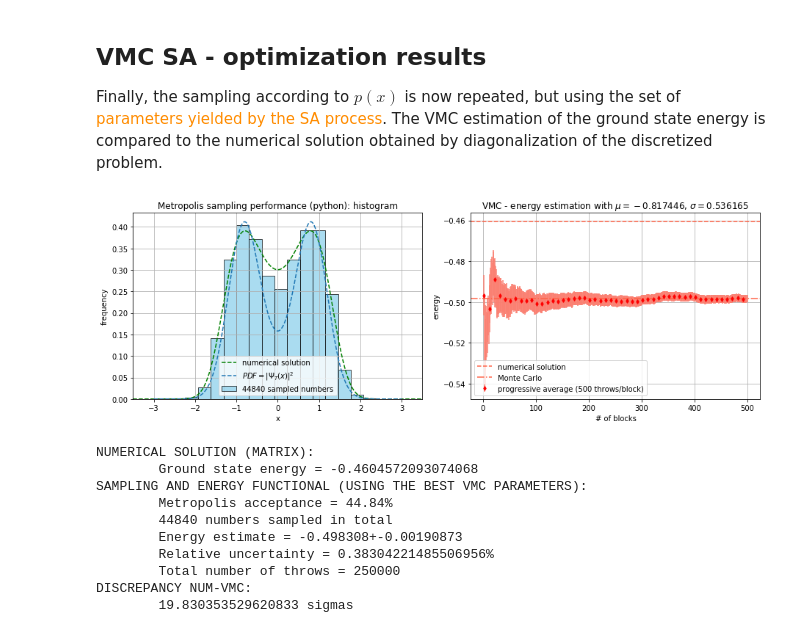
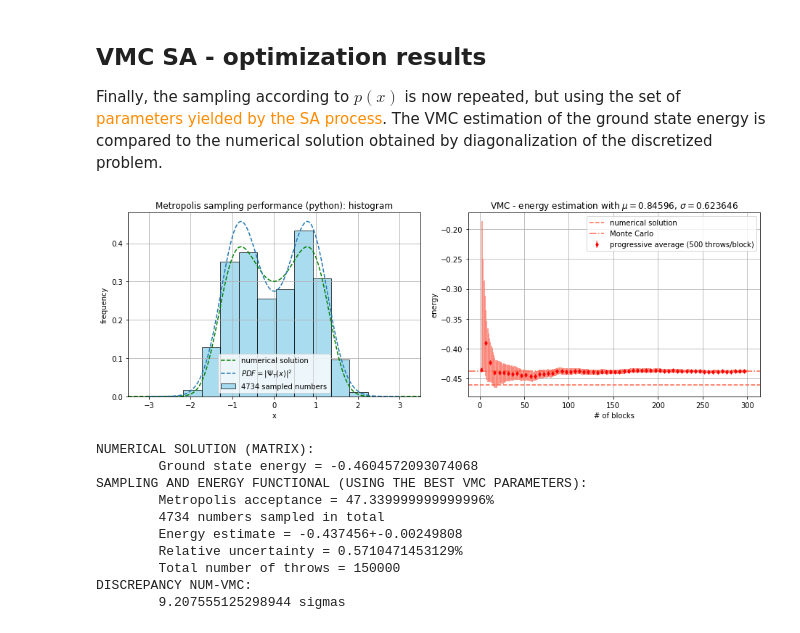
Before and after one commit to Carini108/various, a Jupyter notebook: lez08/work08/Exercises08_Carini.ipynb, the cells around one changed output. Cells and saved outputs as stored; diff of their text form; code cells hidden in the pictures.

```diff
--- a/lez08/work08/Exercises08_Carini.ipynb
+++ b/lez08/work08/Exercises08_Carini.ipynb
@@ -416,35 +527,37 @@ psi = np.transpose(psi)
 psi = psi/np.sqrt(dx)
 plt.plot(x, (psi[0])**2, label='numerical solution', color='green', linestyle='dashed' ) # normalized to the maximum bin height
 
+########################################################
 ################### HISTOGRAM ##########################
+########################################################
 
 # define parameters of the trial function
 m = m_sequence[-1] # mean (\mu)
 s = s_sequence[-1] # standard deviation (\sigma)
 
-# metropolis sampling
+# metropolis sampling idea (implemented here for reference, but also in C++)
 q = 0 # starting point for metropolis
 np.random.seed(1) # fix random seed for reproducibility
 Q = [] # store the chain of point extracted
-number_of_proposed_points = 10**5
+number_of_proposed_points = 10**4
 accepted_moves = 0
-width = 5.5 # width of uniform sampling centered in q
+width = 6. # width of uniform sampling centered in q
 
 for j in range(number_of_proposed_points):
     proposed_move = ( q - 0.5*width + width*np.random.random_sample() )
-    if np.random.random_sample()<min(1,square_modulus(proposed_move, m, s)/square_modulus(q, m, s)): # favour higher probability regions
-        accepted_moves+=1 # update
-        q=proposed_move # update
-        Q.append(q) # save in a list
-    else:
-        continue
+    if np.random.random_sample() < min(1, square_modulus(proposed_move, m, s)/square_modulus(q, m, s)): # favour higher probability regions
+        accepted_moves += 1 # update
+        q = proposed_move # update
+    if np.random.random_sample() <= 0.5: # give more symmetry
+         q = -q
+    Q.append(q) # save in a list
 
-acceptance = accepted_moves/number_of_proposed_points
+acceptance = accepted_moves / number_of_proposed_points
 
 # plot details
 x_values = np.linspace(-3, 3, 1000) # generate x values
 y_values = square_modulus(x_values, m, s) # y is the square modulus of psi_trial
-n, bins, patches = plt.hist(Q, bins=15, color='skyblue', edgecolor='black', alpha=0.7, density=True, label=f'{accepted_moves} sampled numbers')
+n, bins, patches = plt.hist(Q, bins=10, color='skyblue', edgecolor='black', alpha=0.7, density=True, label=f'{accepted_moves} sampled numbers')
 plt.plot(x_values, y_values*max(n), label='$PDF=|\Psi_T(x)|^2$', linestyle='dashed') # normalized to the maximum bin height
 plt.title('Metropolis sampling performance (python): histogram')
 plt.xlabel('x')
@@ -458,9 +571,9 @@ plt.legend()
 ####################################################
 
 # read data for scatter plot with errors
-with open('sigma_final_integr.dat', 'r') as file:
+with open('sigma_ene_integr_VMC.dat', 'r') as file:
     errors = [float(line.strip()) for line in file]
-with open('ave_final_integr.dat', 'r') as file:
+with open('ave_ene_integr_VMC.dat', 'r') as file:
     ave_data = [float(line.strip()) for line in file]
 x_blocks = np.arange(2, len(ave_data) + 2)
 # must be priorly known
@@ -469,44 +582,44 @@ err = errors[-1]
 mean_energy = ave_data[-1]
 # scatter plot with error bars
 plt.subplot(1, 2, 2)
-plt.errorbar(x_blocks, ave_data, yerr=errors, fmt='d', markersize='4', markevery=10, color='red', ecolor='salmon', label=f'progressive average ({throws} throws/block)')
+plt.errorbar(x_blocks, ave_data, yerr=errors, fmt='d', markersize='4', markevery=5, color='red', ecolor='salmon', label=f'progressive average ({throws} throws/block)')
 plt.axhline(y=E[0], color='tomato', label='numerical solution', ls='dashed' )
 plt.axhline(y=mean_energy, color='tomato', label='Monte Carlo', ls='dashdot' )
 plt.xlabel('# of blocks')
 plt.ylabel('energy')
 plt.title(f'VMC - energy estimation with $\mu={m}$, $\sigma={s}$')
 plt.legend()
 plt.grid(True)
 
 # plot both
 plt.tight_layout()
 plt.show()
 
 ##############################################################
 
 print('NUMERICAL SOLUTION (MATRIX):')
 print(f'\tGround state energy = {E[0]}')
 
 print('SAMPLING AND ENERGY FUNCTIONAL (USING THE BEST VMC PARAMETERS):')
 
 print(f'\tMetropolis acceptance = {acceptance*100.0}%')
 print(f'\t{accepted_moves} numbers sampled in total')
 
 # print the estimate
 print(f'\tEnergy estimate = {mean_energy}+-{err}')
 print(f'\tRelative uncertainty = {abs(err/mean_energy)*100.}%')
 print(f'\tTotal number of throws = {throws*x_blocks[-1]}')
 
 print(f'DISCREPANCY NUM-VMC: \n\t{abs(-mean_energy+E[0])/(err)} sigmas')
 # %% [output]
-[figure, old version]
+[figure, new version]
 NUMERICAL SOLUTION (MATRIX):
         Ground state energy = -0.4604572093074068
 SAMPLING AND ENERGY FUNCTIONAL (USING THE BEST VMC PARAMETERS):
-        Metropolis acceptance = 44.84%
-        44840 numbers sampled in total
-        Energy estimate = -0.498308+-0.00190873
-        Relative uncertainty = 0.38304221485506956%
-        Total number of throws = 250000
+        Metropolis acceptance = 47.339999999999996%
+        4734 numbers sampled in total
+        Energy estimate = -0.437456+-0.00249808
+        Relative uncertainty = 0.5710471453129%
+        Total number of throws = 150000
 DISCREPANCY NUM-VMC:
-        19.830353529620833 sigmas
+        9.207555125298944 sigmas
```
Also changed, not shown: parts of 10 cells of this notebook, 17 other files.
